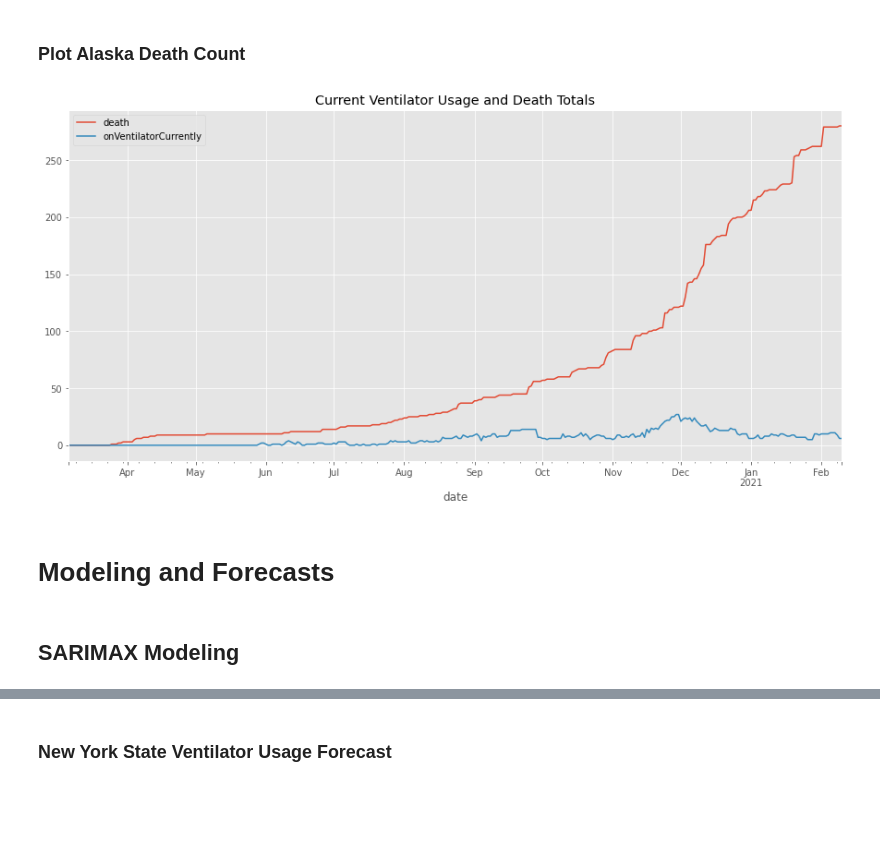
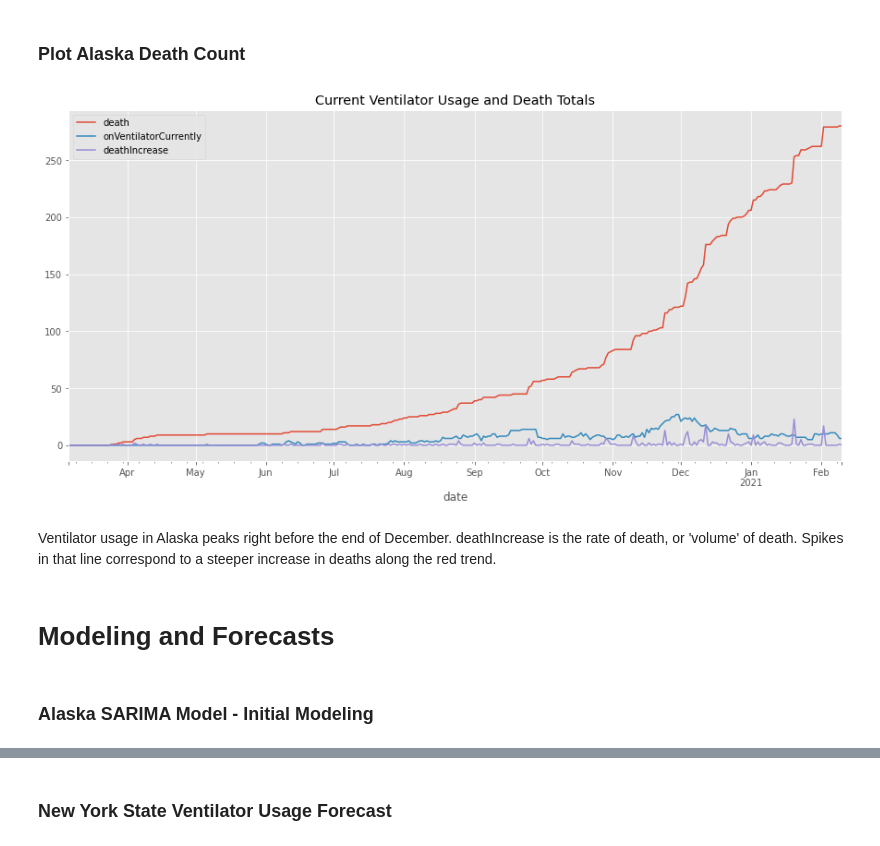
Before and after one commit to JosephDenney/Covid_Analysis, a Jupyter notebook: Covid_Notebook.ipynb, the cells around one changed output, grey strips where cells are left out. Saved outputs shown, nothing was run; the diff lists cells and outputs as text; code cells hidden in the pictures; blank space fills up the shorter version.

```diff
--- a/Covid_Notebook.ipynb
+++ b/Covid_Notebook.ipynb
@@ -105,7 +94,7 @@ if open_links == True:
 #### The Covid Tracking Project was organized by the news agency The Atlantic early in 2020 in an effort to provide as much data on the pandemic as possible. Coordination of state by state Covid data required building working relationships with state officials to obtain relevant state information. Above are links to the project that can provide further information regarding Covid-19. Additionally, it is worth noting that the project is coming to its end at the beginning of March 2021 as a result of improvements to Federal collection of data.
 # %%
 # set to true to fetch new data
-get_data = True
+get_data = False
 # %%
 if get_data == True:
     df_states = pd.read_csv('https://api.covidtracking.com/v1/states/daily.csv',index_col='date',parse_dates=True)
@@ -289,11 +270,14 @@ df_AK = df_states[df_states['state']=='AK'] # just look at Alaska for now
 # %%
 fig = plt.figure(figsize=(15,7));
 
 df_AK['death'].plot(legend=True,title='Current Ventilator Usage and Death Totals');
 df_AK['onVentilatorCurrently'].plot(legend=True);
+df_AK['deathIncrease'].plot(legend=True);
 # %% [output]
-[figure, old version]
+[figure, new version]
+# %% [markdown]
+Ventilator usage in Alaska peaks right before the end of December. deathIncrease is the rate of death, or 'volume' of death. Spikes in that line correspond to a steeper increase in deaths along the red trend.
 # %% [markdown]
 # Modeling and Forecasts
-# %% [markdown]
-## SARIMAX Modeling
+# %% [markdown]
+### Alaska SARIMA Model - Initial Modeling
```
Also changed, not shown: parts of 175 cells of this notebook, 2 other files.
